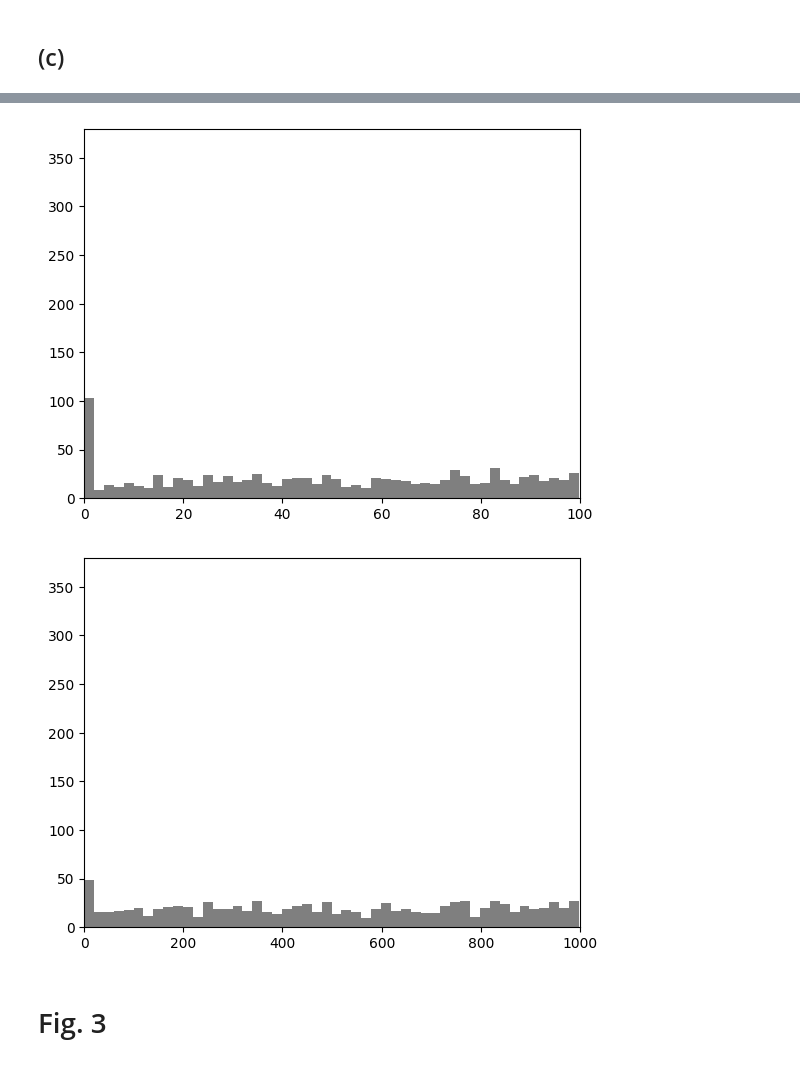
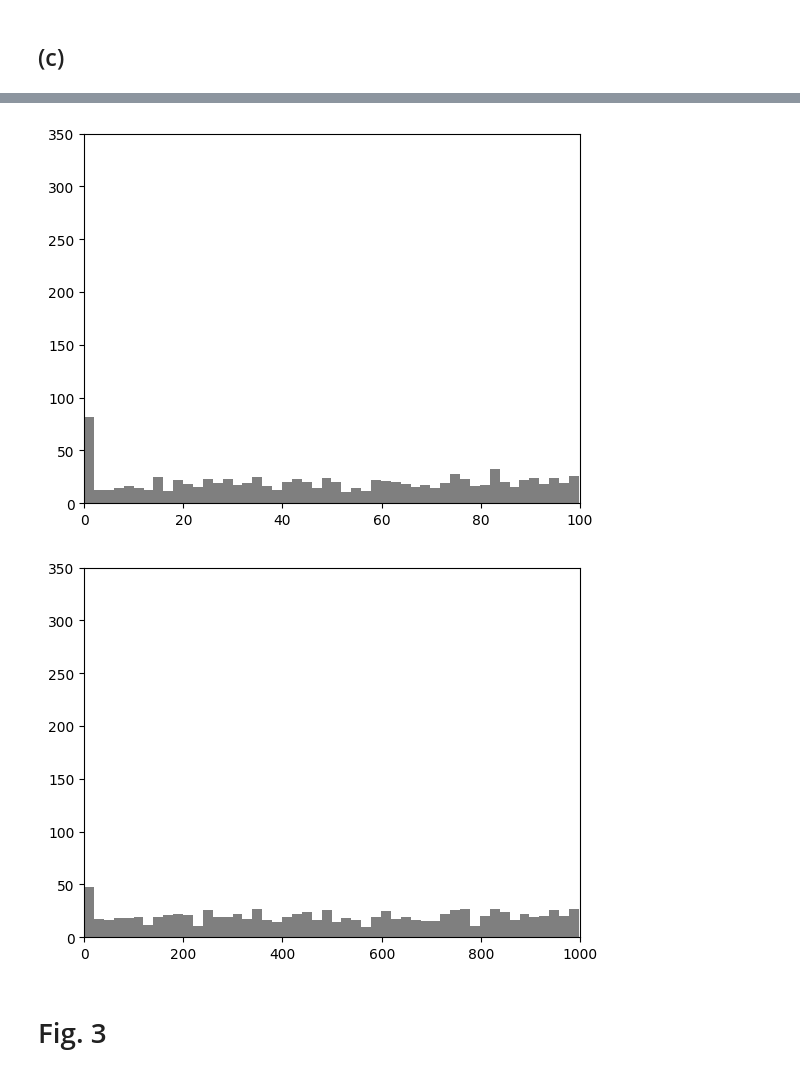
Before and after one commit to go705/BNOT_codes, a Jupyter notebook: BNOT_v2.ipynb, the cells around one changed output, grey strips where cells are left out. Saved outputs shown, nothing was run; the diff lists cells and outputs as text; code cells hidden in the pictures.

```diff
--- a/BNOT_v2.ipynb
+++ b/BNOT_v2.ipynb
@@ -43,7 +43,7 @@ omega = 2*np.pi*c/lambda_omega
 k_omega = omega/c
 k_2omega = 2*omega/c
 
-g = 2*omega*d_eff/n_2omega/c*np.sqrt(hbar*omega*S_2omega/eps0/S_omega**2/L)
+g = 4*omega*d_eff/(n_omega*c) * np.sqrt(hbar*omega*S_2omega/(n_2omega*eps0*S_omega**2*L))
 
 Gamma_omega_dB = 5             # [dB/m]
 Gamma_2omega_dB = 10           # [dB/m]
@@ -311,3 +346,42 @@ Estimated η₂ 95% CI: [0.434, 0.771]  (mean 0.704)
+# %%
+numb = 1000        # Num ber of trials for Monte Carlo simulation
+
+np.random.seed(97)
+
+# Parameter bounds
+lower_limit, upper_limit = 0.001, 0.999
+weight_low_limit , weight_up_limit = 0.1, 10
+
+eta_1_true = 0.734
+eta_2_true = 0.771
+
+
+x1, x2, w= [], [], []
+for _ in range(numb):
+    ppsqz_sample = np.random.normal(1,power_std_sqz) * ppsqz_nominal_mW  # mW, 2ω
+    epsilon_2=np.random.normal(1,power_std_shg)
+    xi=np.random.normal(0,sig_pn)
+    Delta_k = np.random.normal(Delta_k_mean,Delta_k_std)  #[1/m]
+
+  # Ideal (noise-free) outputs
+    asqz_ideal= simulate_Sqz(ppsqz_sample, xi, eta_1_true, eta_2_true, Delta_k)   # dB
+    sqz_ideal= simulate_Sqz(ppsqz_sample, np.pi/2+xi, eta_1_true, eta_2_true, Delta_k)   # dB
+    shg_ideal = epsilon_2**2*simulate_SHGeff(eta_1_true, eta_2_true, Delta_k) # %
+
+
+    res = minimize(
+        cost_fixed_alpha,
+        x0=[np.random.uniform(lower_limit, upper_limit),
+            np.random.uniform(lower_limit, upper_limit),
+            np.random.uniform(weight_low_limit, weight_up_limit)],
+        args=(asqz_ideal, sqz_ideal, shg_ideal, ppsqz_sample, Delta_k),
+        bounds=[(lower_limit, upper_limit), (lower_limit, upper_limit), (weight_low_limit, weight_up_limit)],
+        method='L-BFGS-B'
+    )
+    est1, est2, weight = res.x
+    x1.append(est1)
+    x2.append(est2)
+    w.append(weight)
 # %%
 plt.figure()
 plt.hist(np.array(w), bins=50, alpha=0.5, color='black', density=False)
@@ -363,15 +437,15 @@ for _ in range(numb):
 # %%
 plt.figure()
 plt.hist(np.array(w), bins=50, alpha=0.5, color='black', density=False)
-plt.ylim(0, 380)
+plt.ylim(0, 350)
 plt.xlim(0, 100)
 save_path = save_dir+f"/Fig6b.png"
 os.makedirs(os.path.dirname(save_path), exist_ok=True)
 plt.savefig(save_path, dpi=1200)
 
 plt.show()
 # %% [output]
-[figure, old version]
+[figure, new version]
 # %%
 numb = 1000        # Num ber of trials for Monte Carlo simulation
 
@@ -414,7 +488,7 @@ for _ in range(numb):
 # %%
 plt.figure()
 plt.hist(np.array(w), bins=50, alpha=0.5, color='black', density=False)
-plt.ylim(0, 380)
+plt.ylim(0, 350)
 plt.xlim(0, 1000)
 save_path = save_dir+f"/Fig6c.png"
 os.makedirs(os.path.dirname(save_path), exist_ok=True)
@@ -422,7 +496,7 @@ plt.savefig(save_path, dpi=1200)
 
 plt.show()
 # %% [output]
-[figure, old version]
+[figure, new version]
 # %% [markdown]
 # Fig. 3
 # %%
```
Also changed, not shown: parts of 15 cells of this notebook, 23 other files.
